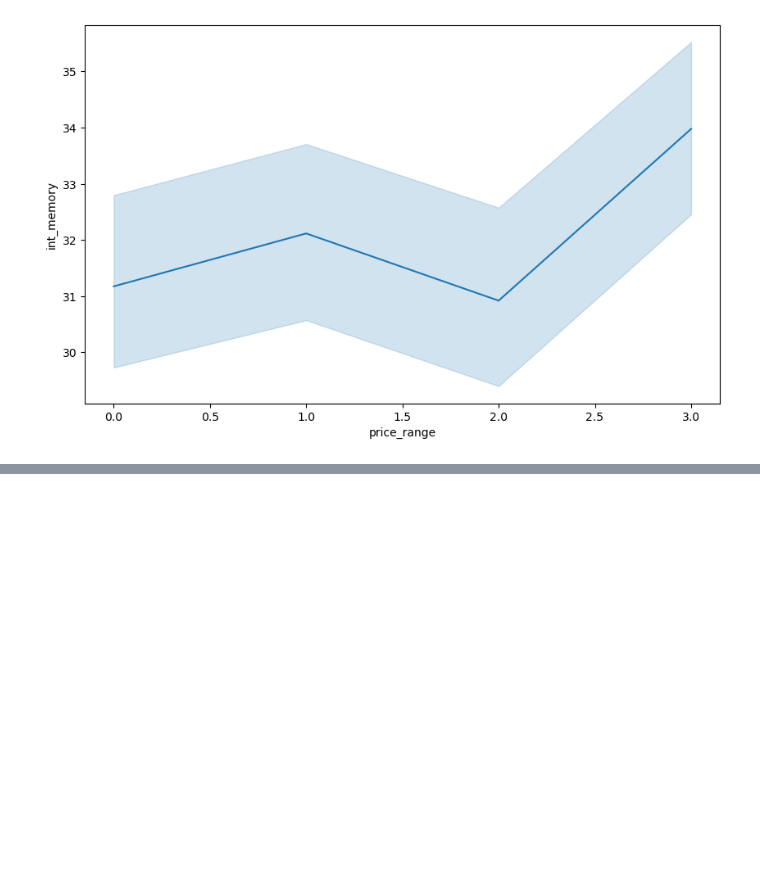
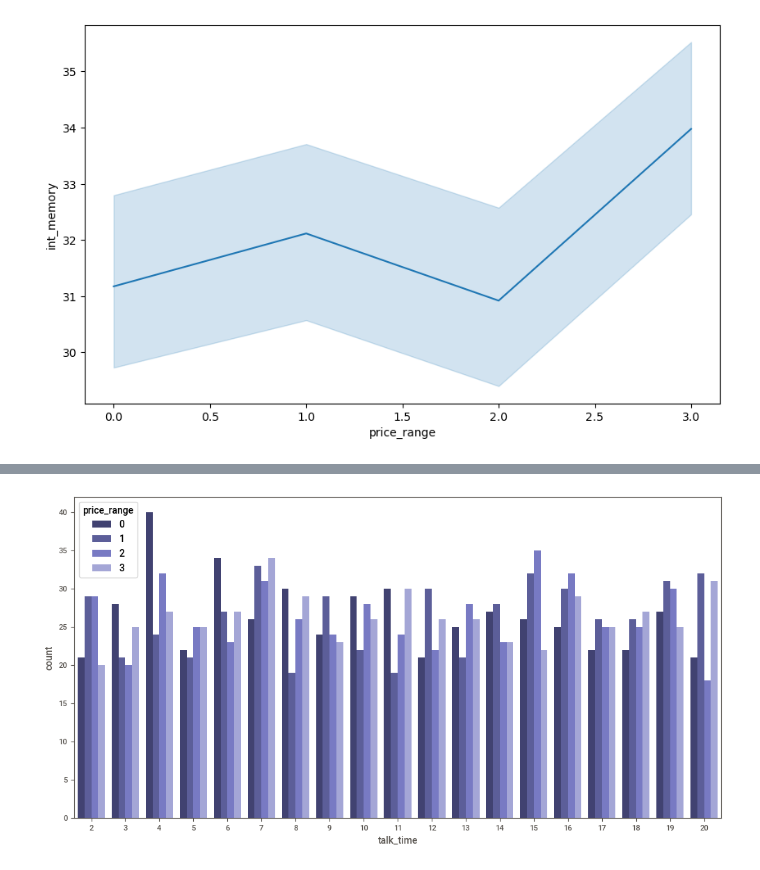
Before and after one commit to shreelakshmi-22/DATAMITES-PROJECT, a Jupyter notebook: CELLPHONE PRICE PREDICTION/CellphonePrice.ipynb, the cells around one changed output, grey strips where cells are left out. Drawn from its saved outputs; the diff is of its cells as text; code cells hidden in the pictures; blank space fills up the shorter version.

```diff
--- a/CELLPHONE PRICE PREDICTION/CellphonePrice.ipynb
+++ b/CELLPHONE PRICE PREDICTION/CellphonePrice.ipynb
@@ -358,0 +416,6 @@ sns.barplot(data=data,y='wifi',x='price_range')
+# %%
+plt.figure(figsize=(12,6))
+sns.countplot(data=data,x='talk_time',hue='price_range',palette='tab20b')
+plt.show()
+# %% [output]
+[figure, added]
```
Also changed, not shown: parts of 69 cells of this notebook, 1 other file.
